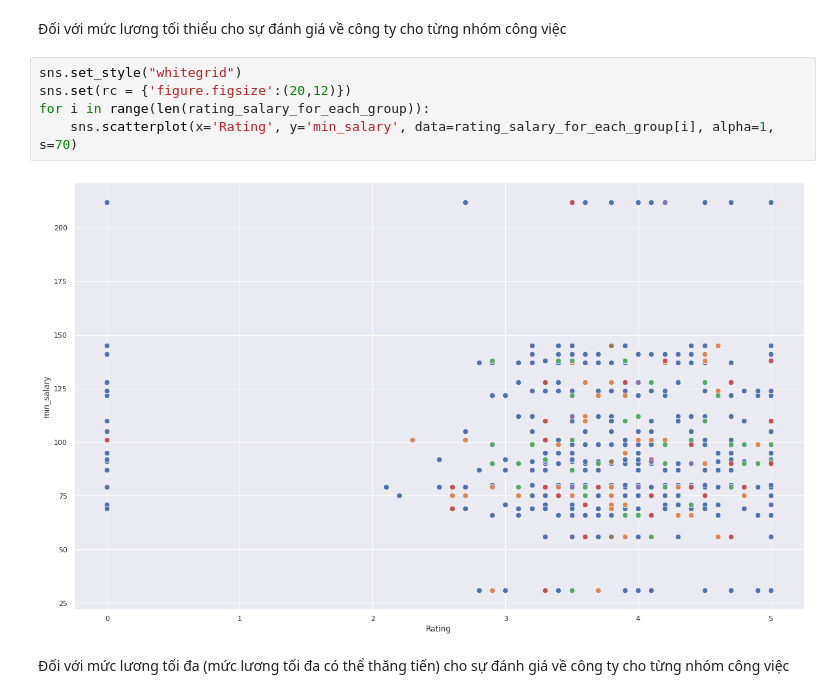
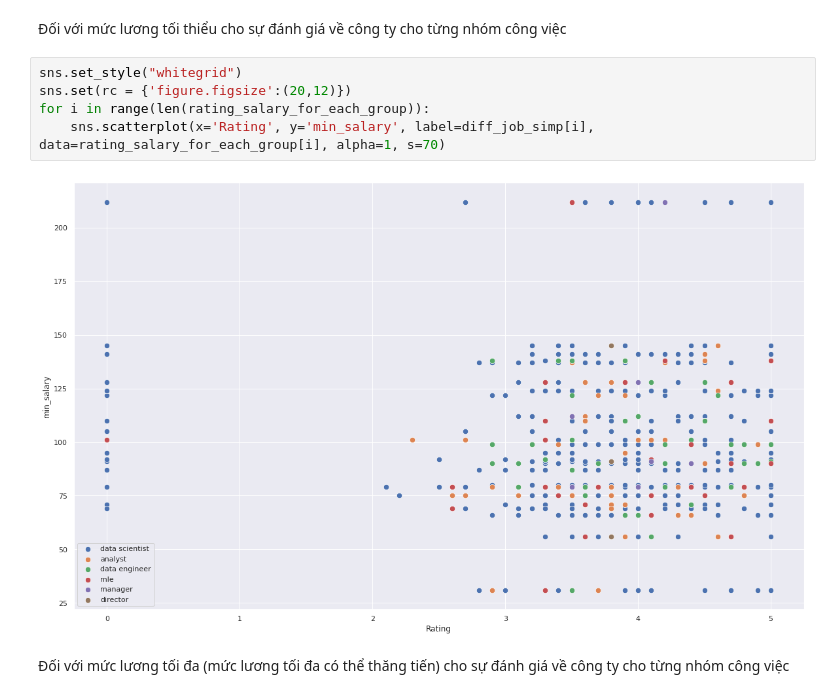
Before and after one commit to fminhtu/P4DS-FinalProject, a Jupyter notebook: Final.ipynb, the cells around one changed output. Cells and saved outputs as stored; diff of their text form.

Commit message:
update legend

```diff
--- a/Final.ipynb
+++ b/Final.ipynb
@@ -409,10 +407,10 @@ Công đoạn 2: Sau khi có dữ liệu cho tách rời của từng nhóm côn
 # %%
 sns.set_style("whitegrid")
 sns.set(rc = {'figure.figsize':(20,12)})
 for i in range(len(rating_salary_for_each_group)):
-    sns.scatterplot(x='Rating', y='min_salary', data=rating_salary_for_each_group[i], alpha=1, s=70)
+    sns.scatterplot(x='Rating', y='min_salary', label=diff_job_simp[i], data=rating_salary_for_each_group[i], alpha=1, s=70)
 # %% [output]
-[figure, old version]
+[figure, new version]
 # %% [markdown]
 Đối với mức lương tối đa (mức lương tối đa có thể thăng tiến) cho sự đánh giá về công ty cho từng nhóm công việc
 # %%
```
Also changed, not shown: parts of 3 cells of this notebook.
